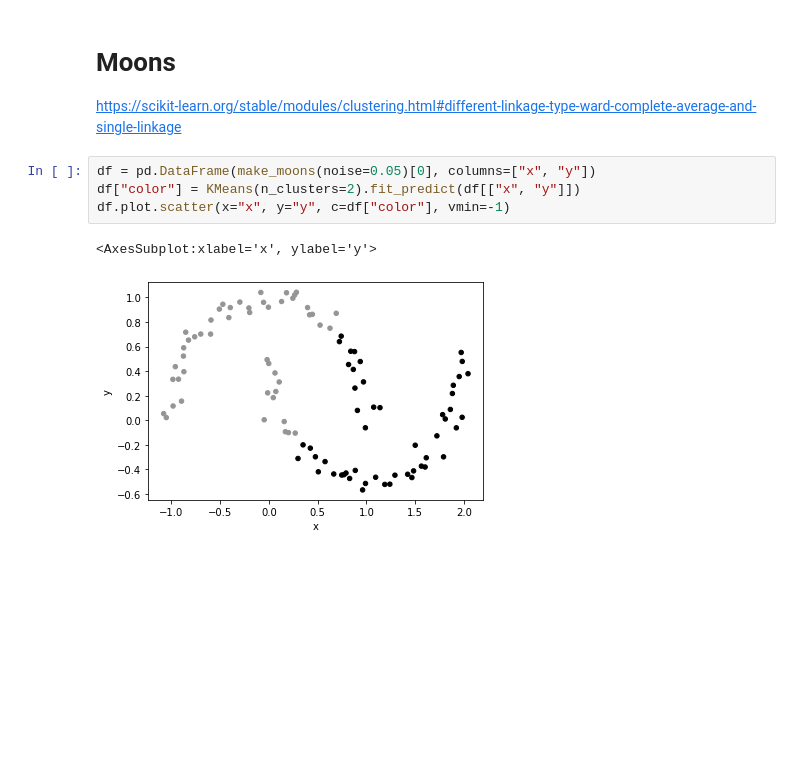
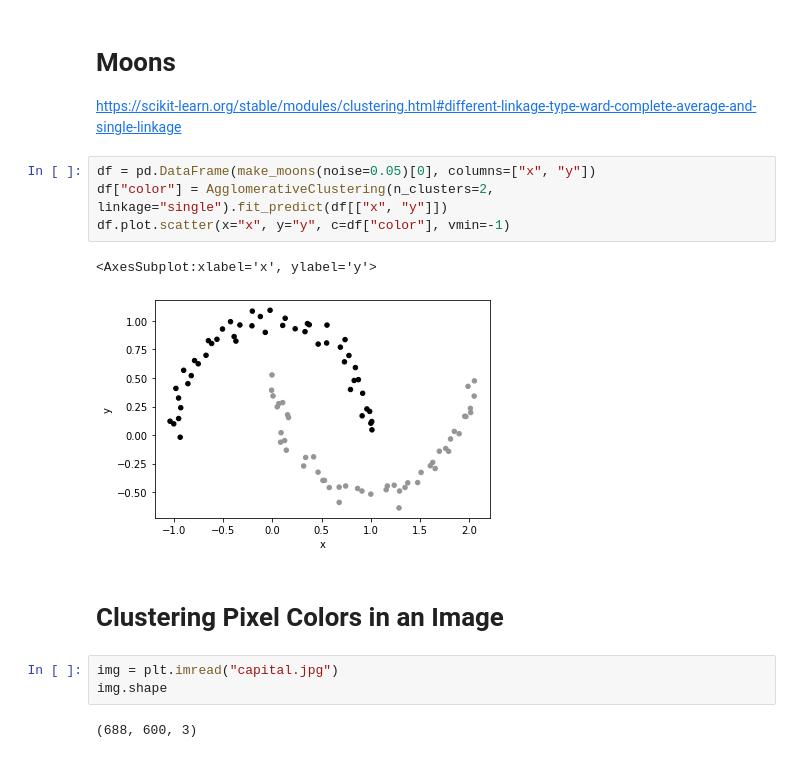
Before and after one commit to cs320-wisc/s22, a Jupyter notebook: lec/37 Clustering 2/lec1.ipynb, the cells around one changed output. Cells and saved outputs as stored; diff of their text form; blank space fills up the shorter version.

```diff
--- a/lec/37 Clustering 2/lec1.ipynb
+++ b/lec/37 Clustering 2/lec1.ipynb
@@ -66,8 +167,15 @@ df.plot(column=groups)
 https://scikit-learn.org/stable/modules/clustering.html#different-linkage-type-ward-complete-average-and-single-linkage
 # %%
 df = pd.DataFrame(make_moons(noise=0.05)[0], columns=["x", "y"])
-df["color"] = KMeans(n_clusters=2).fit_predict(df[["x", "y"]])
+df["color"] = AgglomerativeClustering(n_clusters=2, linkage="single").fit_predict(df[["x", "y"]])
 df.plot.scatter(x="x", y="y", c=df["color"], vmin=-1)
 # %% [output]
 <AxesSubplot:xlabel='x', ylabel='y'>
-[figure, old version]
+[figure, new version]
+# %% [markdown]
+# Clustering Pixel Colors in an Image
+# %%
+img = plt.imread("capital.jpg")
+img.shape
+# %% [output]
+(688, 600, 3)
```
Also changed, not shown: parts of 24 cells of this notebook, 1 other file.
